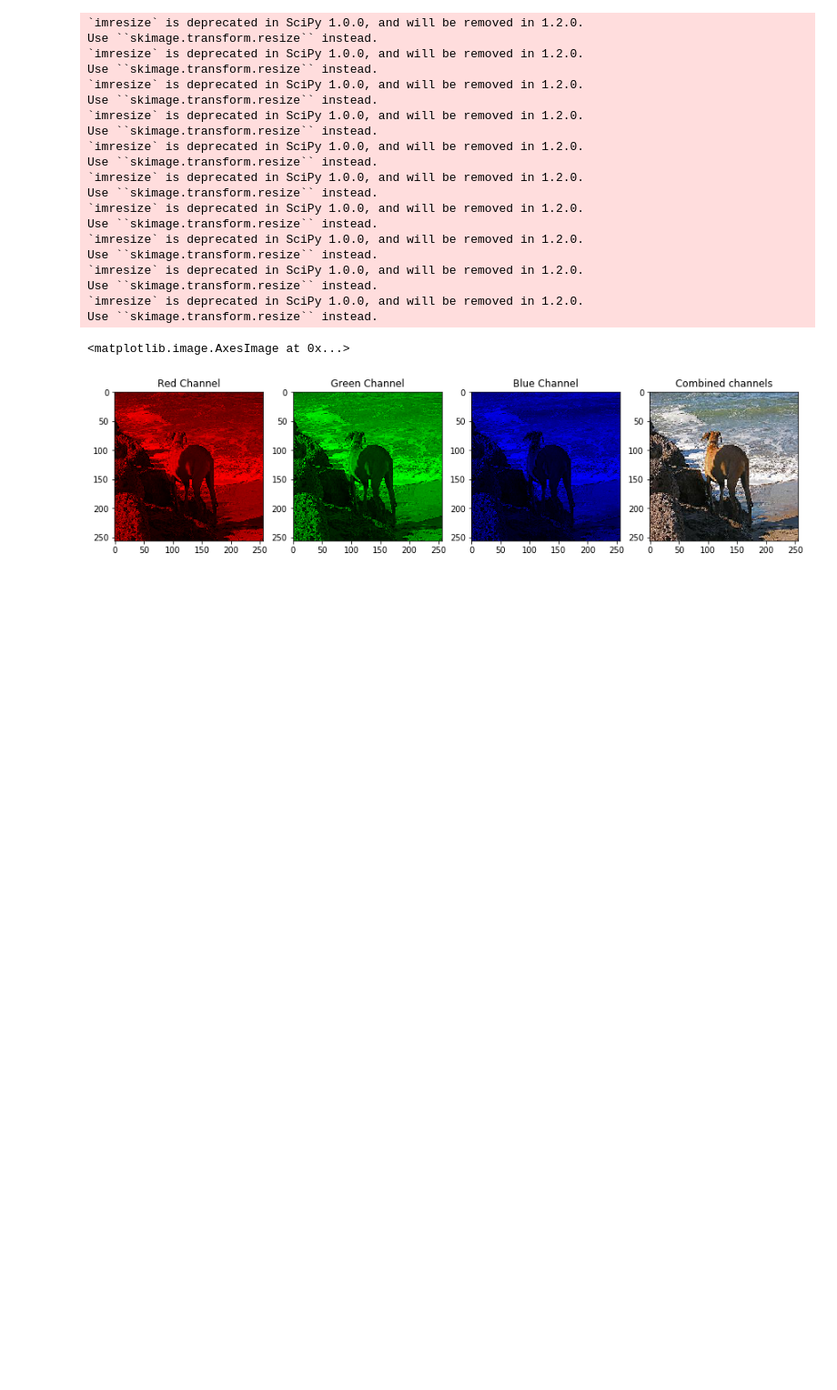
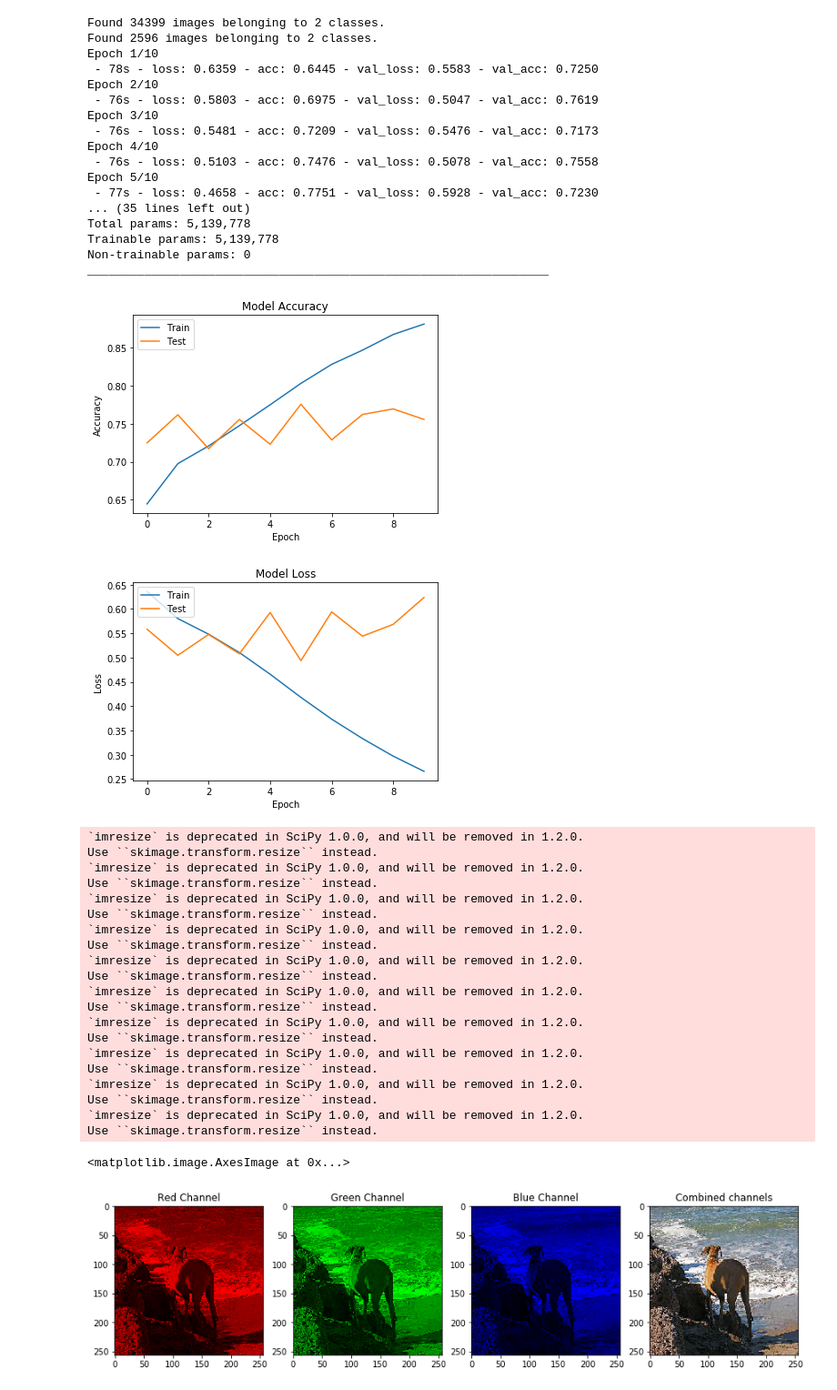
Before and after one commit to adrianodennanni/multiresolution-cnn, a Jupyter notebook: methods_comparison.ipynb, the cells around one changed output. Shown at 91% size. Cells and saved outputs as stored; diff of their text form; code cells hidden in the pictures; blank space fills up the shorter version.

```diff
--- a/methods_comparison.ipynb
+++ b/methods_comparison.ipynb
@@ -20,19 +22,19 @@ kernel_initializer = glorot_uniform(seed=seed)
 # Model
 inputs = Input(shape=(100, 100, 3))
 
-x = Conv2D(32, (3, 3), padding='same', activation='relu')(inputs)
+x = Conv2D(32, (3, 3), padding='same', activation='relu', kernel_initializer=kernel_initializer)(inputs)
 x = MaxPooling2D(pool_size=(2, 2))(x)
-x = Dropout(0.25)(x)
+x = Dropout(0.25, seed=seed)(x)
 
-x = Conv2D(64, (3, 3), padding='same', activation='relu')(x)
+x = Conv2D(64, (3, 3), padding='same', activation='relu', kernel_initializer=kernel_initializer)(x)
 x = MaxPooling2D(pool_size=(2, 2))(x)
-x = Dropout(0.25)(x)
+x = Dropout(0.25, seed=seed)(x)
 
 x = Flatten()(x)
-x = Dense(128, activation='relu')(x)
-x = Dropout(0.5)(x)
+x = Dense(128, activation='relu', kernel_initializer=kernel_initializer)(x)
+x = Dropout(0.25, seed=seed)(x)
 
-outputs = Dense(2, activation='softmax')(x)
+outputs = Dense(2, activation='softmax', kernel_initializer=kernel_initializer)(x)
 
 model = Model(inputs, outputs)
 model.compile(optimizer = 'adam', loss = 'categorical_crossentropy', metrics = ['accuracy'])
@@ -52,42 +54,62 @@ train_batches = generator.flow_from_directory(
     seed=seed
 )
 
 val_batches = generator.flow_from_directory(
     batch_size=16,
     directory='./dataset/validation/',
     target_size=[100, 100],
     class_mode='categorical',
     shuffle=True,
     seed=seed
 )
 
 # Starts training the model
-history = model.fit_generator(train_batches,
-                              epochs=10,
-                              verbose=2,
-                              validation_data=val_batches
-                              )
+history_base_image = model.fit_generator(train_batches,
+                                         epochs=10,
+                                         verbose=2,
+                                         validation_data=val_batches
+                                         )
 
 # Model summary
 model.summary()
 
 # Plots results
 ## Accuracy
-plt.plot(history.history['acc'])
-plt.plot(history.history['val_acc'])
+plt.plot(history_base_image.history['acc'])
+plt.plot(history_base_image.history['val_acc'])
 plt.title('Model Accuracy')
 plt.ylabel('Accuracy')
 plt.xlabel('Epoch')
 plt.legend(['Train', 'Test'], loc='upper left')
 plt.show()
 ## Loss
-plt.plot(history.history['loss'])
-plt.plot(history.history['val_loss'])
+plt.plot(history_base_image.history['loss'])
+plt.plot(history_base_image.history['val_loss'])
 plt.title('Model Loss')
 plt.ylabel('Loss')
 plt.xlabel('Epoch')
 plt.legend(['Train', 'Test'], loc='upper left')
 plt.show()
+# %% [output]
+Found 34399 images belonging to 2 classes.
+Found 2596 images belonging to 2 classes.
+Epoch 1/10
+ - 78s - loss: 0.6359 - acc: 0.6445 - val_loss: 0.5583 - val_acc: 0.7250
+Epoch 2/10
+ - 76s - loss: 0.5803 - acc: 0.6975 - val_loss: 0.5047 - val_acc: 0.7619
+Epoch 3/10
+ - 76s - loss: 0.5481 - acc: 0.7209 - val_loss: 0.5476 - val_acc: 0.7173
+Epoch 4/10
+ - 76s - loss: 0.5103 - acc: 0.7476 - val_loss: 0.5078 - val_acc: 0.7558
+Epoch 5/10
+ - 77s - loss: 0.4658 - acc: 0.7751 - val_loss: 0.5928 - val_acc: 0.7230
+... (35 lines left out)
+Total params: 5,139,778
+Trainable params: 5,139,778
+Non-trainable params: 0
+_________________________________________________________________
+[figure, added]
+[figure, added]
 # %%
 # Let's make a test where we resize the channels from the images. Scales: R=1.0, G=0.5, B=0.4
 
```
Also changed, not shown: parts of 10 cells of this notebook.
